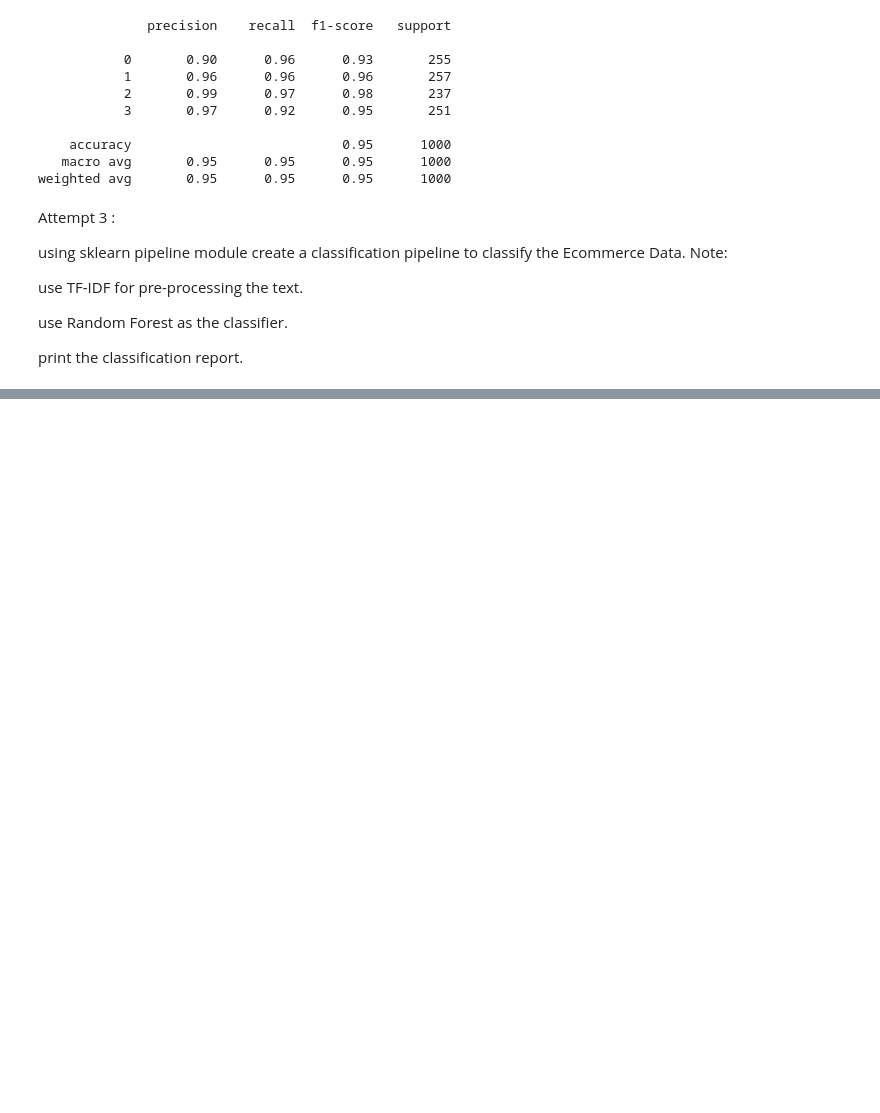
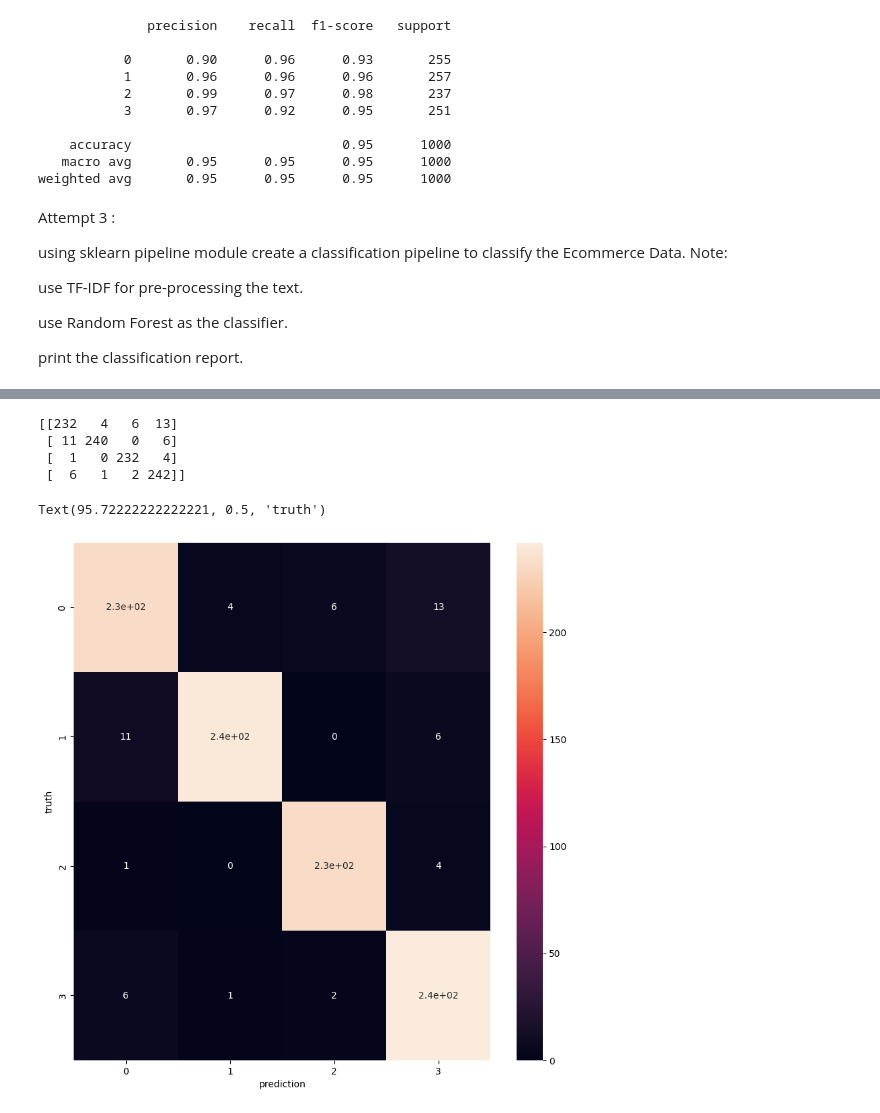
Before and after one commit to BibekRai44/NLP, a Jupyter notebook: tf-idf.ipynb, the cells around one changed output, grey strips where cells are left out. Cells and saved outputs as stored; diff of their text form; code cells hidden in the pictures; blank space fills up the shorter version.

Commit message:
preprocessed text

```diff
--- a/tf-idf.ipynb
+++ b/tf-idf.ipynb
@@ -226,0 +265,6 @@ weighted avg       0.94      0.94      0.94      1000
+# %%
+x=df['preprocessed_text']
+y=df['label_num']
+# %%
+from sklearn.model_selection import train_test_split
+X_train,X_test,y_train,y_test=train_test_split(x,y,random_state=2022,test_size=0.2,stratify=df['label_num'])
@@ -226,0 +287,11 @@ weighted avg       0.94      0.94      0.94      1000
+# %%
+from sklearn.ensemble import RandomForestClassifier
+from sklearn.metrics import classification_report
+from sklearn.feature_extraction.text import TfidfVectorizer
+clf=Pipeline([
+    ('tfidf',TfidfVectorizer()),
+    ('RF',RandomForestClassifier())
+])
+clf.fit(X_train,y_train)
+y_pred=clf.predict(X_test)
+print(classification_report(y_test,y_pred))
@@ -226,0 +309,19 @@ weighted avg       0.94      0.94      0.94      1000
+# %%
+from sklearn.metrics import confusion_matrix
+cm=confusion_matrix(y_test,y_pred)
+print(cm)
+# %% [output]
+[[232   4   6  13]
+ [ 11 240   0   6]
+ [  1   0 232   4]
+ [  6   1   2 242]]
+# %%
+import seaborn as sns
+from matplotlib import pyplot as plt
+plt.figure(figsize=(10,10))
+sns.heatmap(cm,annot=True)
+plt.xlabel("prediction")
+plt.ylabel("truth")
+# %% [output]
+Text(95.72222222222221, 0.5, 'truth')
+[figure, added]
```
Also changed, not shown: parts of 11 cells of this notebook.
